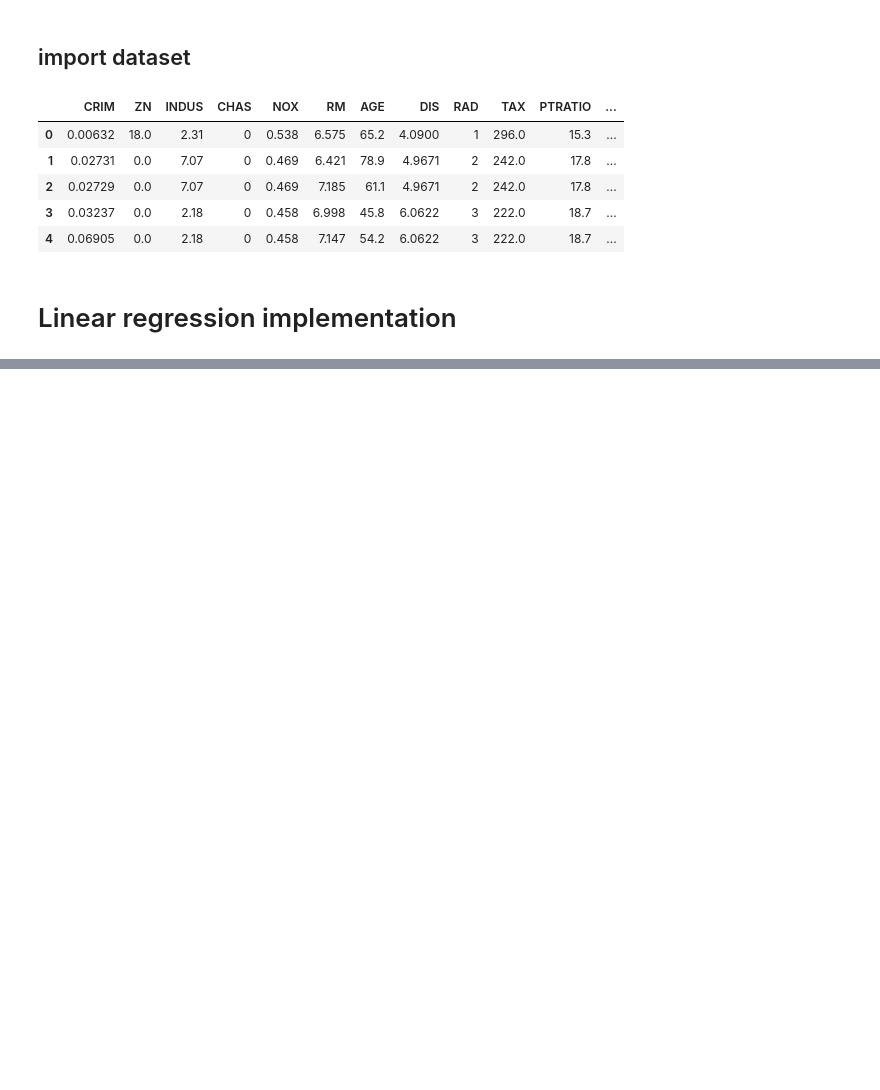
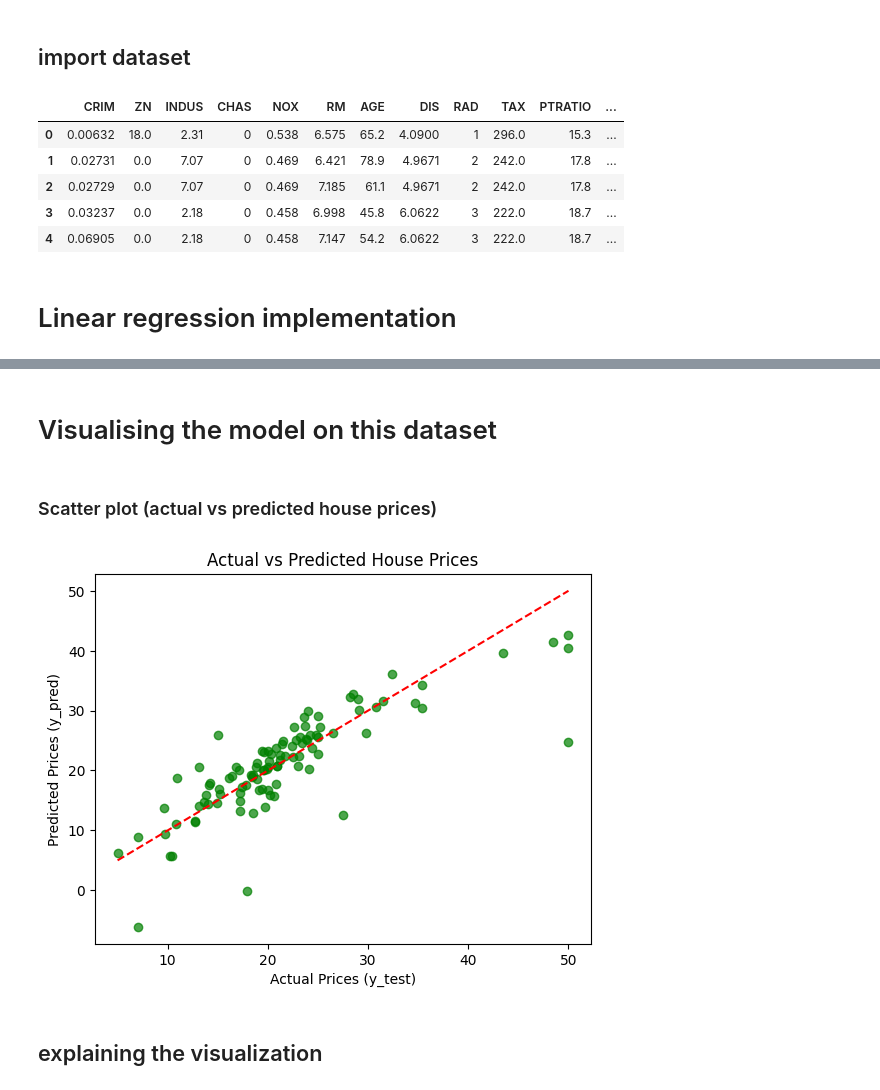
Before and after one commit to Asmitadg/ml-learning-algorithms, a Jupyter notebook: Linear regression.ipynb, the cells around one changed output, grey strips where cells are left out. Cells and saved outputs as stored; diff of their text form; code cells hidden in the pictures; blank space fills up the shorter version.

Commit message:
Linear regression applied and visualised

```diff
--- a/Linear regression.ipynb
+++ b/Linear regression.ipynb
@@ -67,3 +64,25 @@ data.head()
 # %%
 from sklearn.model_selection import train_test_split #function to split data into training and testing data
 from sklearn.metrics import mean_squared_error, r2_score #evaluation metrics for regression
+# %%
+# split features and target
+x = data.drop('MEDV',axis = 1) #all features except target value
+y = data['MEDV'] #target value
+
+# NOTE: In pandas.DataFrame.drop():
+# axis=0 → operate on rows (drop by row index)
+# axis=1 → operate on columns (drop by column label)
+# %%
+# split training and testing data(dont change the order on LHS or youro utput will mess up)
+x_train, x_test, y_train, y_test = train_test_split(x, y, test_size = 0.2, random_state = 42)
+# NOTE: if you ever forget the order, use: help(train_test_split)
+
+##test_size = 0.2 means 20% of the data is used for testing, this is equivalent to train_data = 0.8
+##random_state = 42 this parameter controls the randomness of the experiment. Without using this, each time we run this line of code, it wil produce different train/test splits- leading to slightly different model performance
+## why 42? just a common convention (a joke from The Hitchhiker’s Guide to the Galaxy: “the answer to life, the universe, and everything is 42”).(This amused me ALOT)
+## you can use any number, like random_state = 1, 123, 17 etc. Each number gives different splits, but they will always be consistent for that number.
+##Always set random_state when you want reproducibility.
+# %%
+# Fit linear regression (train this data on linear regression model)
+model = LinearRegression() #create an instance of sklearn's LinearRegression class
+model.fit(x_train,y_train) #train the given data on linear regression
@@ -69,0 +91,3 @@ from sklearn.metrics import mean_squared_error, r2_score #evaluation metrics for
+# %%
+# make predictions
+y_pred = model.predict(x_test)
@@ -69,0 +114,19 @@ from sklearn.metrics import mean_squared_error, r2_score #evaluation metrics for
+# %% [markdown]
+# Visualising the model on this dataset
+# %% [markdown]
+### Scatter plot (actual vs predicted house prices)
+# %%
+plt.scatter(y_test, y_pred, alpha = 0.7, color = 'green')  # plots the data points
+#alpha parameter controls transparency of plotted points
+plt.xlabel("Actual Prices (y_test)") #x axis label
+plt.ylabel("Predicted Prices (y_pred)") #y axis label
+plt.title("Actual vs Predicted House Prices") #heading of the graph
+plt.plot([y_test.min(), y_test.max()],
+         [y_test.min(), y_test.max()],
+         'r--')  # 45° line (perfect predictions)
+##NOTE: the red line plot goes from (min,min) to (max,max) in plt.plot which is the y = x line.
+plt.show()
+# %% [output]
+[figure, added]
+# %% [markdown]
+## explaining the visualization
```
Also changed, not shown: parts of 13 cells of this notebook.
